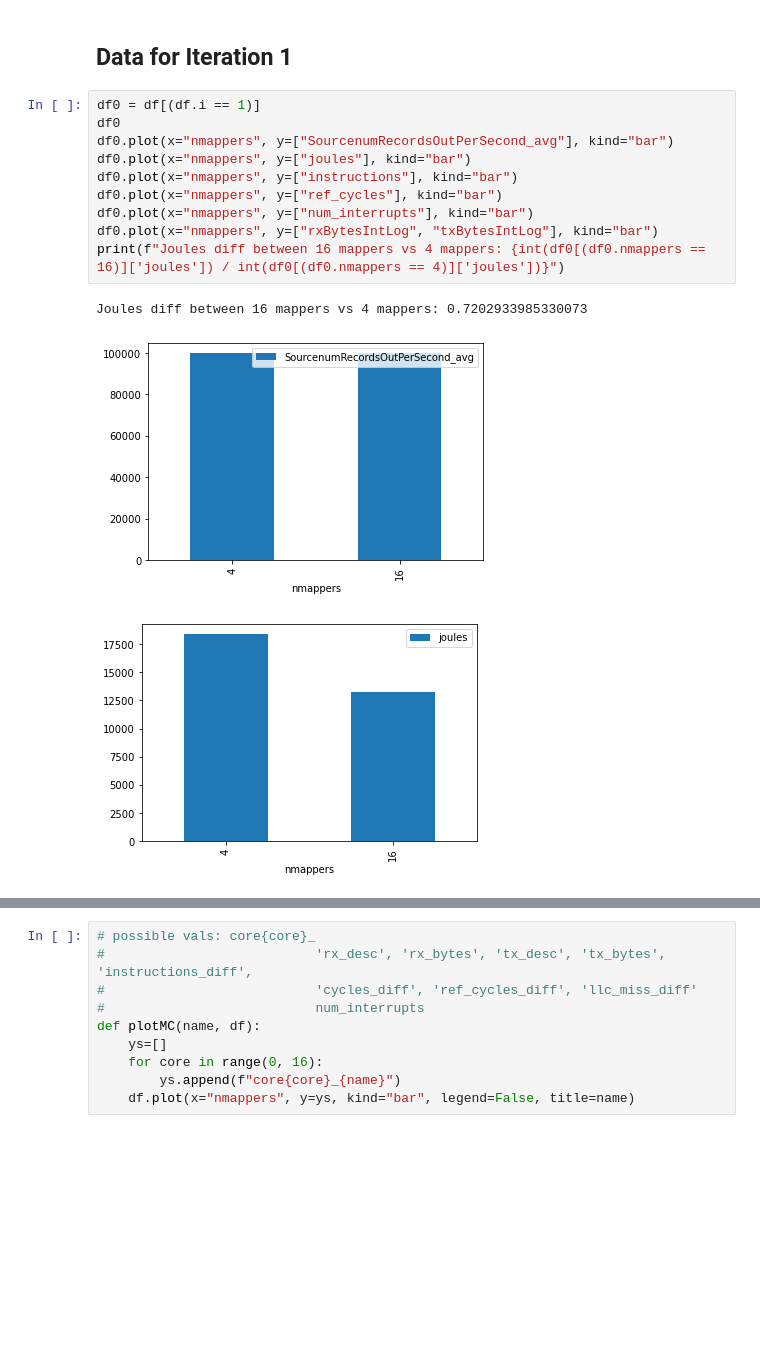
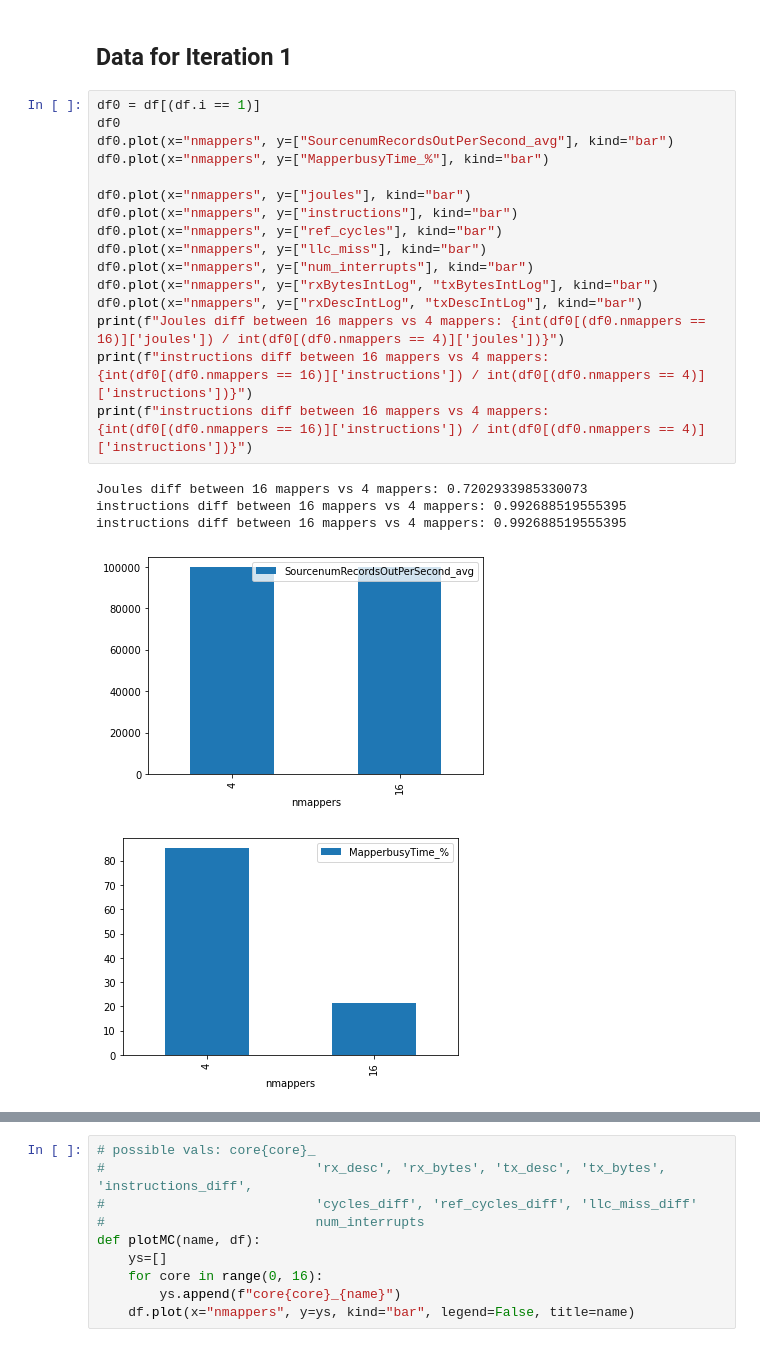
Before and after one commit to EEStrmCmptng/experiment-scripts, a Jupyter notebook: hd/exp.ipynb, the cells around one changed output, grey strips where cells are left out. Cells and saved outputs as stored; diff of their text form; blank space fills up the shorter version.

Commit message:
update graphs

```diff
--- a/hd/exp.ipynb
+++ b/hd/exp.ipynb
@@ -93,14 +85,22 @@ print(df.columns.tolist())
 # %%
 df0 = df[(df.i == 1)]
 df0
 df0.plot(x="nmappers", y=["SourcenumRecordsOutPerSecond_avg"], kind="bar")
+df0.plot(x="nmappers", y=["MapperbusyTime_%"], kind="bar")
+
 df0.plot(x="nmappers", y=["joules"], kind="bar")
 df0.plot(x="nmappers", y=["instructions"], kind="bar")
 df0.plot(x="nmappers", y=["ref_cycles"], kind="bar")
+df0.plot(x="nmappers", y=["llc_miss"], kind="bar")
 df0.plot(x="nmappers", y=["num_interrupts"], kind="bar")
 df0.plot(x="nmappers", y=["rxBytesIntLog", "txBytesIntLog"], kind="bar")
+df0.plot(x="nmappers", y=["rxDescIntLog", "txDescIntLog"], kind="bar")
 print(f"Joules diff between 16 mappers vs 4 mappers: {int(df0[(df0.nmappers == 16)]['joules']) / int(df0[(df0.nmappers == 4)]['joules'])}")
+print(f"instructions diff between 16 mappers vs 4 mappers: {int(df0[(df0.nmappers == 16)]['instructions']) / int(df0[(df0.nmappers == 4)]['instructions'])}")
+print(f"instructions diff between 16 mappers vs 4 mappers: {int(df0[(df0.nmappers == 16)]['instructions']) / int(df0[(df0.nmappers == 4)]['instructions'])}")
 # %% [output]
 Joules diff between 16 mappers vs 4 mappers: 0.7202933985330073
+instructions diff between 16 mappers vs 4 mappers: 0.992688519555395
+instructions diff between 16 mappers vs 4 mappers: 0.992688519555395
 [figure]
-[figure, old version]
+[figure, new version]
```
Also changed, not shown: parts of 3 cells of this notebook, 1 other file.
